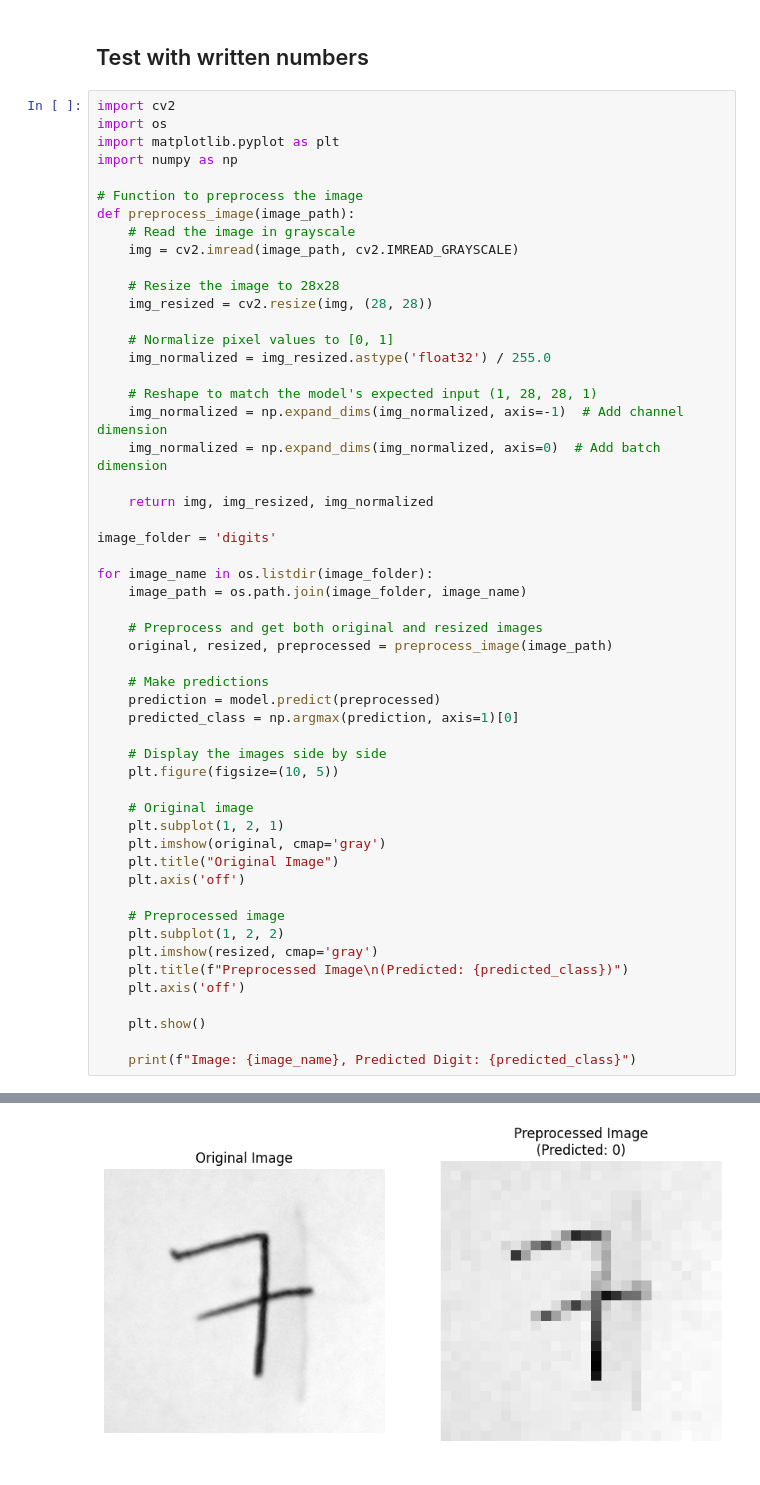
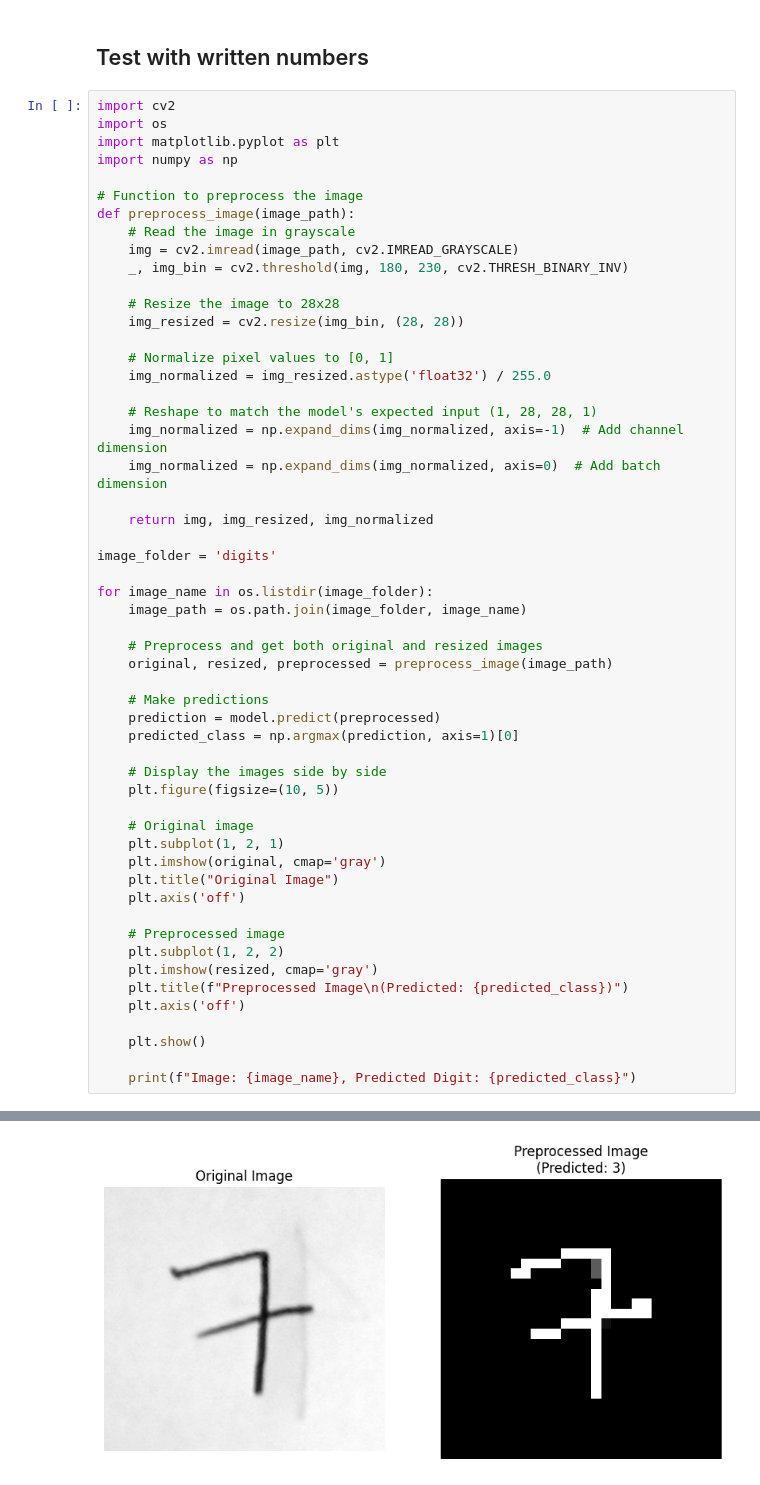
Before and after one commit to abe16s/MNIST-Mobile, a Jupyter notebook: raw_mnist.ipynb, the cells around one changed output, grey strips where cells are left out. Saved outputs shown, nothing was run; the diff lists cells and outputs as text.

Commit message:
Preprocessing image problem

```diff
--- a/raw_mnist.ipynb
+++ b/raw_mnist.ipynb
@@ -47,9 +44,10 @@ import numpy as np
 def preprocess_image(image_path):
     # Read the image in grayscale
     img = cv2.imread(image_path, cv2.IMREAD_GRAYSCALE)
+    _, img_bin = cv2.threshold(img, 180, 230, cv2.THRESH_BINARY_INV)
 
     # Resize the image to 28x28
-    img_resized = cv2.resize(img, (28, 28))
+    img_resized = cv2.resize(img_bin, (28, 28))
 
     # Normalize pixel values to [0, 1]
     img_normalized = img_resized.astype('float32') / 255.0
@@ -110,2 +108,2 @@ Image: one.jpg, Predicted Digit: 4
-[figure, old version]
+[figure, new version]
 ... (9 outputs left out)
```
Also changed, not shown: parts of 4 cells of this notebook.
